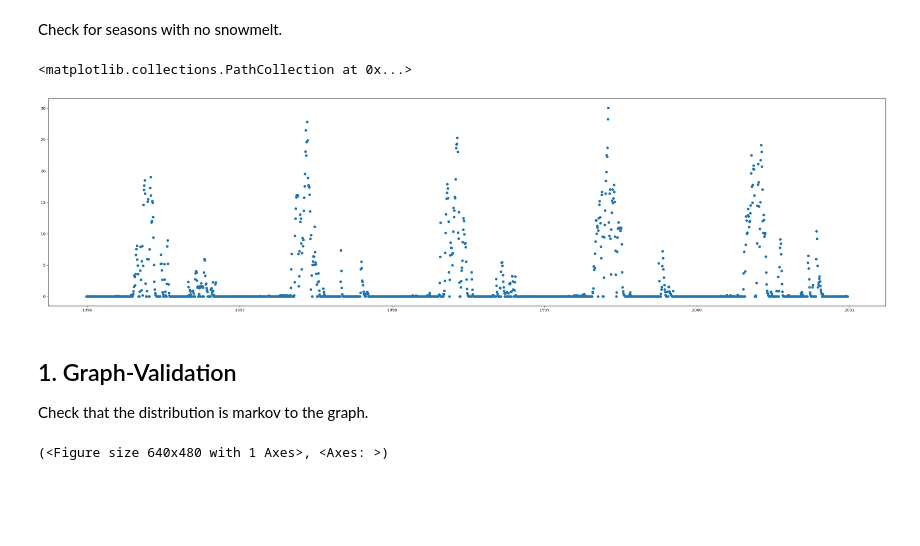
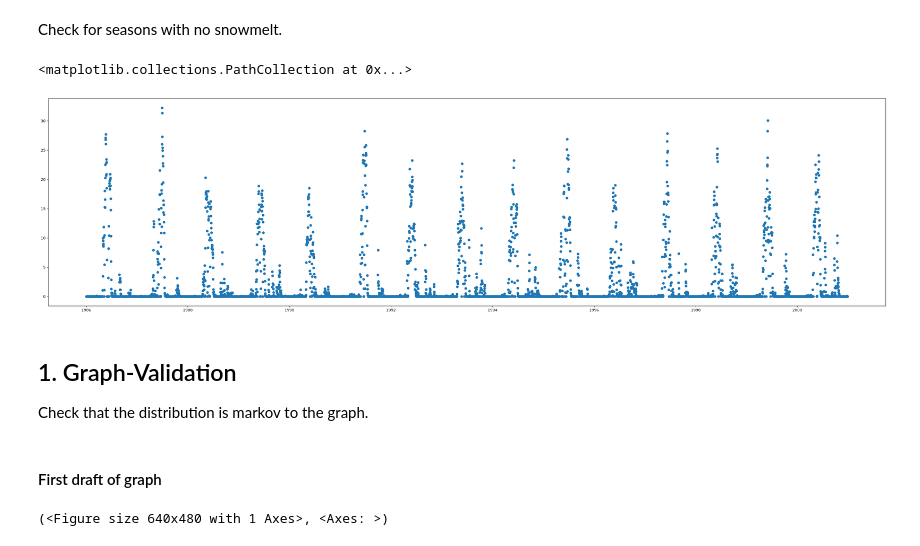
Before and after one commit to tripleUU-U/snow_causal_inference, a Jupyter notebook: code/basin_workflow.ipynb, the cells around one changed output. Cells and saved outputs as stored; diff of their text form; code cells hidden in the pictures; blank space fills up the shorter version.

```diff
--- a/code/basin_workflow.ipynb
+++ b/code/basin_workflow.ipynb
@@ -19,6 +22,15 @@ from tigramite.independence_tests.parcorr import ParCorr
 from tigramite.independence_tests.cmiknn import CMIknn
 from tigramite.independence_tests.gpdc import GPDC
 from tigramite.independence_tests.parcorr_wls import ParCorrWLS
+# %%
+logging.basicConfig(
+    level=logging.INFO,
+    format="%(asctime)s - %(levelname)s - %(message)s",
+    datefmt="%Y-%m-%d %H:%M:%S",
+    stream=sys.stdout
+)
+logger = logging.getLogger(__name__)
+logging.getLogger("graph_validation_CI").setLevel(logging.CRITICAL)
 # %%
 def load_ts_df(
     file_path: Path,
@@ -85,0 +144,2 @@ vars_df = vars_df.dropna()
+# %%
+vars_tg, vars_df = construct_vars_tg(lamah_ce_path=lamah_ce_path, basin_id=802)
@@ -88,9 +157,9 @@ Check for seasons with no snowmelt.
 # %%
 fig, ax = plt.subplots(figsize=(40,10))
 
-sliced_df = vars_df.iloc[365*15:365*20,:]
+sliced_df = vars_df.iloc[365*5:365*20,:]
 
 ax.scatter(x=sliced_df.index, y=sliced_df.SNO)
 # %% [output]
 <matplotlib.collections.PathCollection at 0x...>
-[figure, old version]
+[figure, new version]
@@ -100,5 +179,7 @@ vars_tg = td.DataFrame(data=vars_df.iloc[:365, :].to_numpy(), var_names=vars_df.
 ## 1. Graph-Validation
 
 Check that the distribution is markov to the graph.
+# %% [markdown]
+#### First draft of graph
 # %%
 # define tigramite graph and plot it
```
Also changed, not shown: parts of 57 cells of this notebook, 15 other files.
